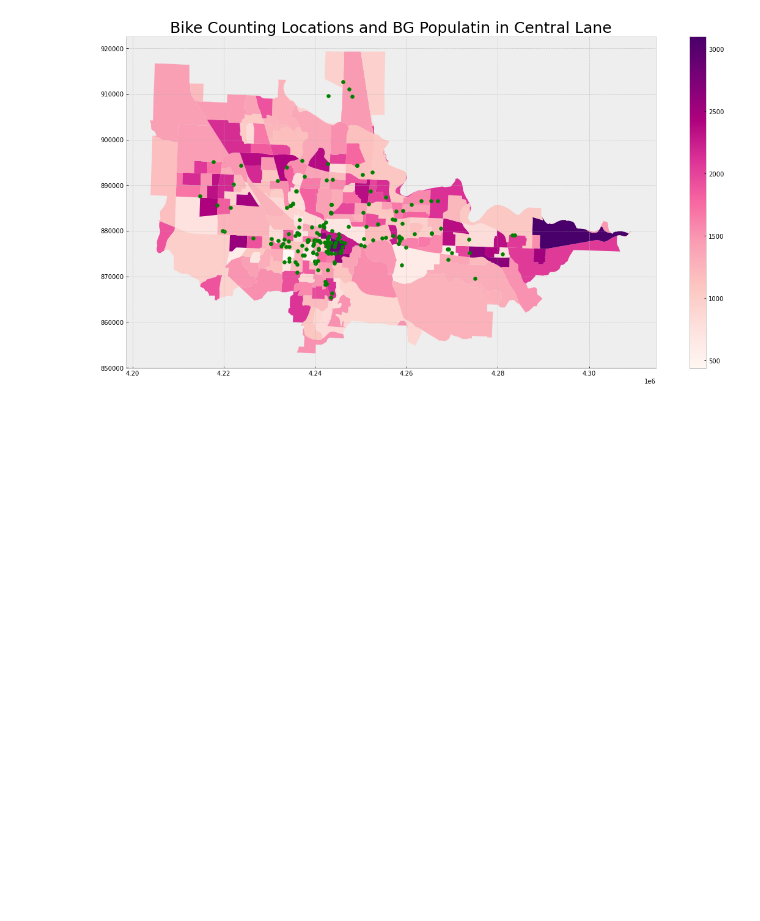
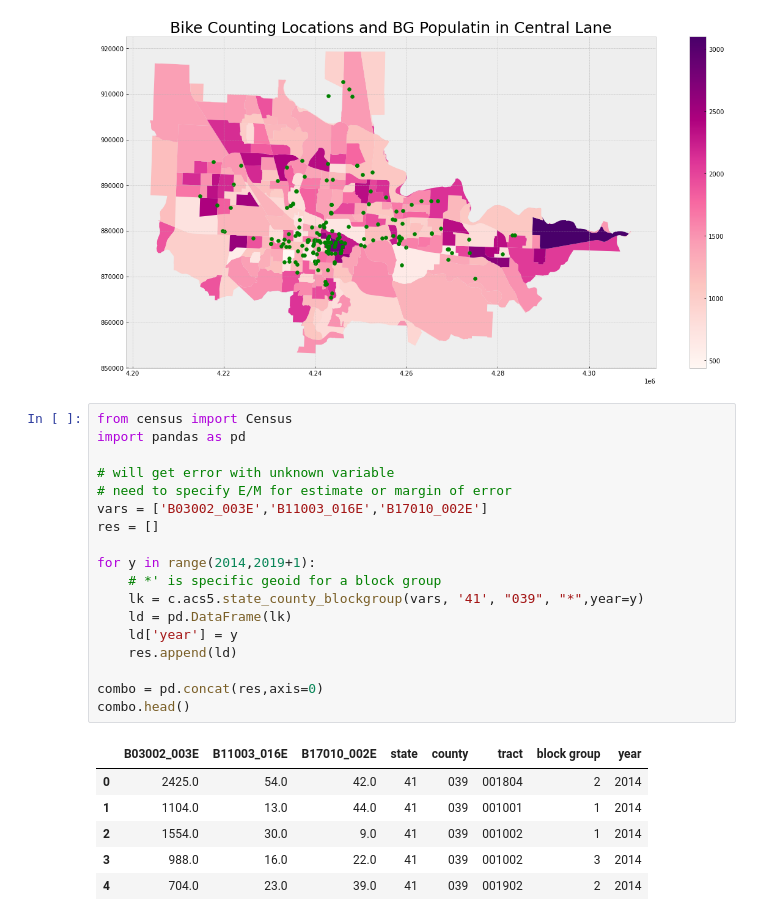
Before and after one commit to dongmeic/MPO_Data_Portal, a Jupyter notebook: TrafficCountData/AADBT/explore_ACS.ipynb, the cells around one changed output. Drawn from its saved outputs; the diff is of its cells as text; blank space fills up the shorter version.

Commit message:
download census data

```diff
--- a/TrafficCountData/AADBT/explore_ACS.ipynb
+++ b/TrafficCountData/AADBT/explore_ACS.ipynb
@@ -267,3 +270,28 @@ ax.set_title('Bike Counting Locations and BG Populatin in Central Lane', fontdic
 # %% [output]
 Text(0.5, 1.0, 'Bike Counting Locations and BG Populatin in Central Lane')
 [figure]
+# %%
+from census import Census
+import pandas as pd
+
+# will get error with unknown variable
+# need to specify E/M for estimate or margin of error
+vars = ['B03002_003E','B11003_016E','B17010_002E']
+res = []
+
+for y in range(2014,2019+1):
+    # *' is specific geoid for a block group
+    lk = c.acs5.state_county_blockgroup(vars, '41', "039", "*",year=y)
+    ld = pd.DataFrame(lk)
+    ld['year'] = y
+    res.append(ld)
+
+combo = pd.concat(res,axis=0)
+combo.head()
+# %% [output]
+|  | B03002_003E | B11003_016E | B17010_002E | state | county | tract | block group | year |
+| 0 | 2425.0 | 54.0 | 42.0 | 41 | 039 | 001804 | 2 | 2014 |
+| 1 | 1104.0 | 13.0 | 44.0 | 41 | 039 | 001001 | 1 | 2014 |
+| 2 | 1554.0 | 30.0 | 9.0 | 41 | 039 | 001002 | 1 | 2014 |
+| 3 | 988.0 | 16.0 | 22.0 | 41 | 039 | 001002 | 3 | 2014 |
+| 4 | 704.0 | 23.0 | 39.0 | 41 | 039 | 001902 | 2 | 2014 |
```
Also changed, not shown: parts of 3 cells of this notebook, 2 other files.
